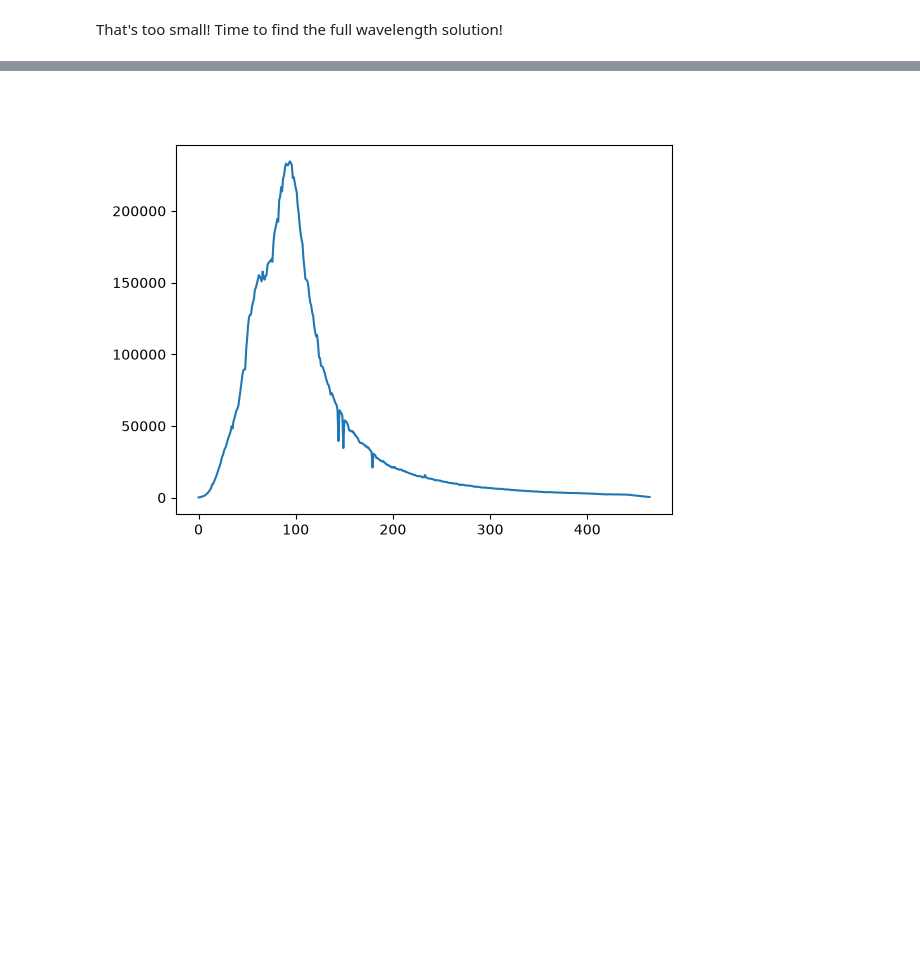
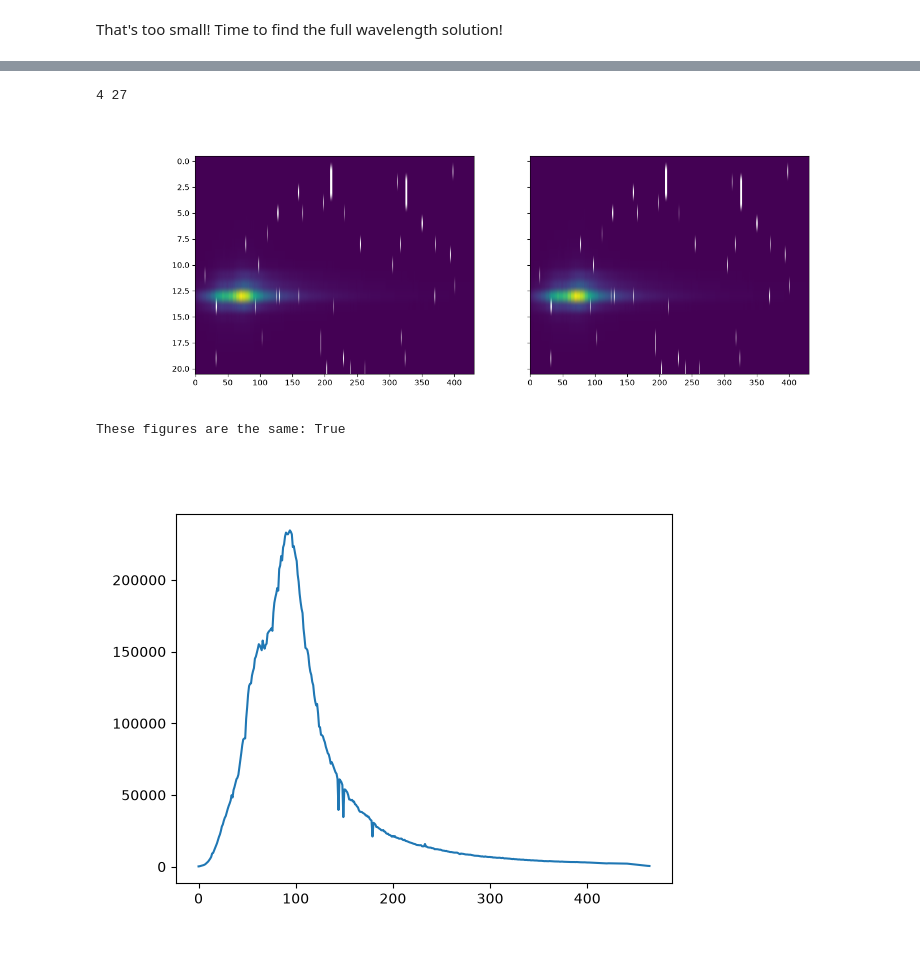
Before and after one commit to J-Ulik/Tiberius, a Jupyter notebook: src/reduction_utils/JWST_utils/reduction_notebooks/3_wavelength_calibration.ipynb, the cells around one changed output, grey strips where cells are left out. Saved outputs shown, nothing was run; the diff lists cells and outputs as text; code cells hidden in the pictures; blank space fills up the shorter version.

```diff
--- a/src/reduction_utils/JWST_utils/reduction_notebooks/3_wavelength_calibration.ipynb
+++ b/src/reduction_utils/JWST_utils/reduction_notebooks/3_wavelength_calibration.ipynb
@@ -79,3 +89,19 @@ That's too small! Time to find the full wavelength solution!
+# %%
+corr = correlate2d(np.nan_to_num(gainscale["SCI"].data[0]),np.nan_to_num(extract2d["SCI"].data[0]),mode='valid')
+startrow, startcol = np.unravel_index(np.argmax(corr), corr.shape)
+print(startrow, startcol)
+
+fig, (ax1, ax2) = plt.subplots(1, 2, sharex=True, sharey=True)
+croppedgainscale = gainscale["SCI"].data[0, startrow:startrow+extract2d["SCI"].shape[1], startcol:startcol+extract2d["SCI"].shape[2]]
+ax1.imshow(croppedgainscale, aspect="auto")
+ax2.imshow(extract2d["SCI"].data[0],aspect="auto")
+plt.show()
+
+print("These figures are the same:", np.all(np.nan_to_num(croppedgainscale)==np.nan_to_num(extract2d["SCI"].data[0])))
+# %% [output]
+4 27
+[figure, added]
+These figures are the same: True
 # %%
 s1 = pickle.load(open(f"../../../../../data/reduction{reductionNo}/pickled_objects/star1_flux_resampled.pickle","rb"))
 # s1 = pickle.load(open(f"../../../../../data/reduction{reductionNo}/pickled_objects/star1_flux.pickle","rb"))
```
Also changed, not shown: parts of 3 cells of this notebook.
